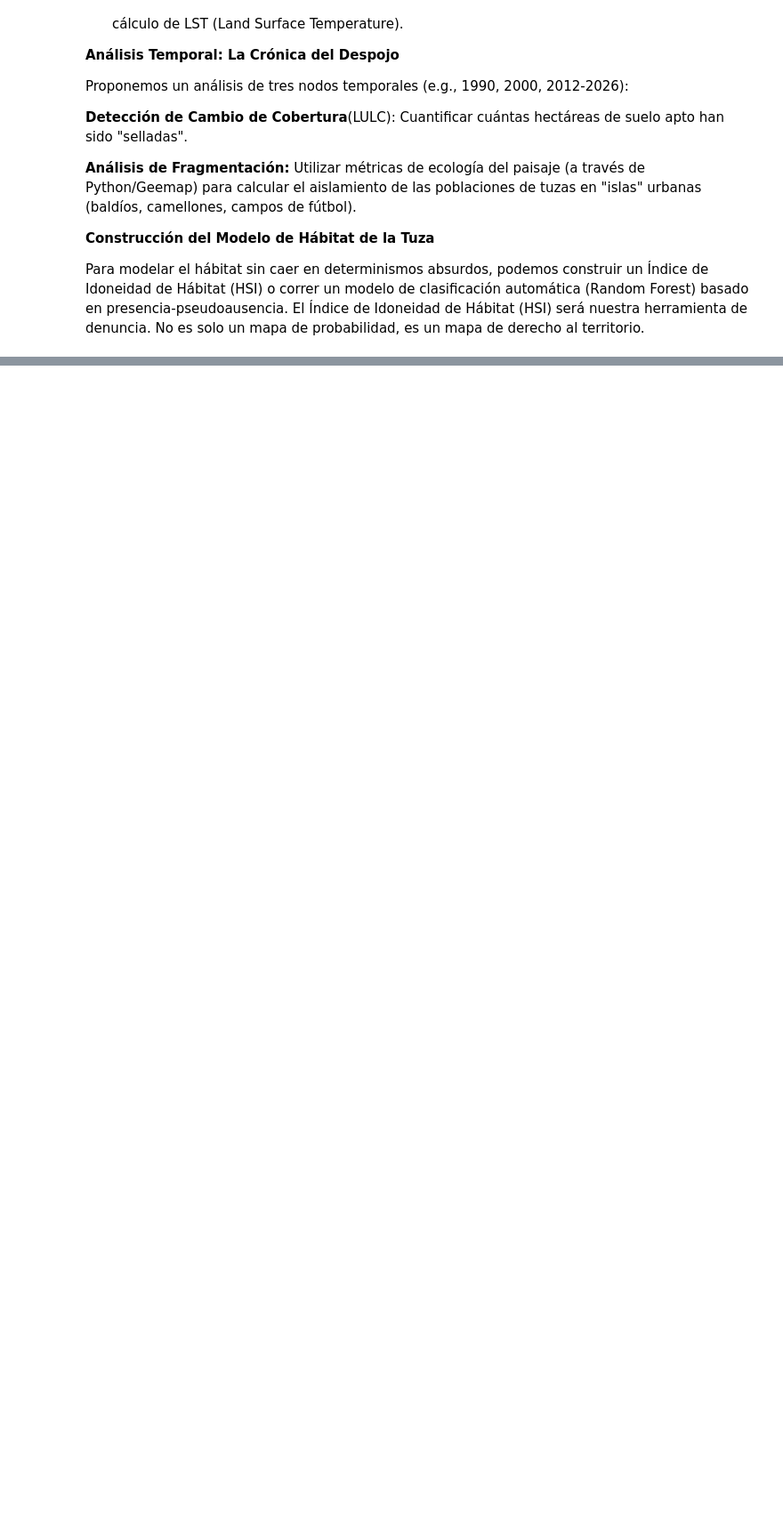
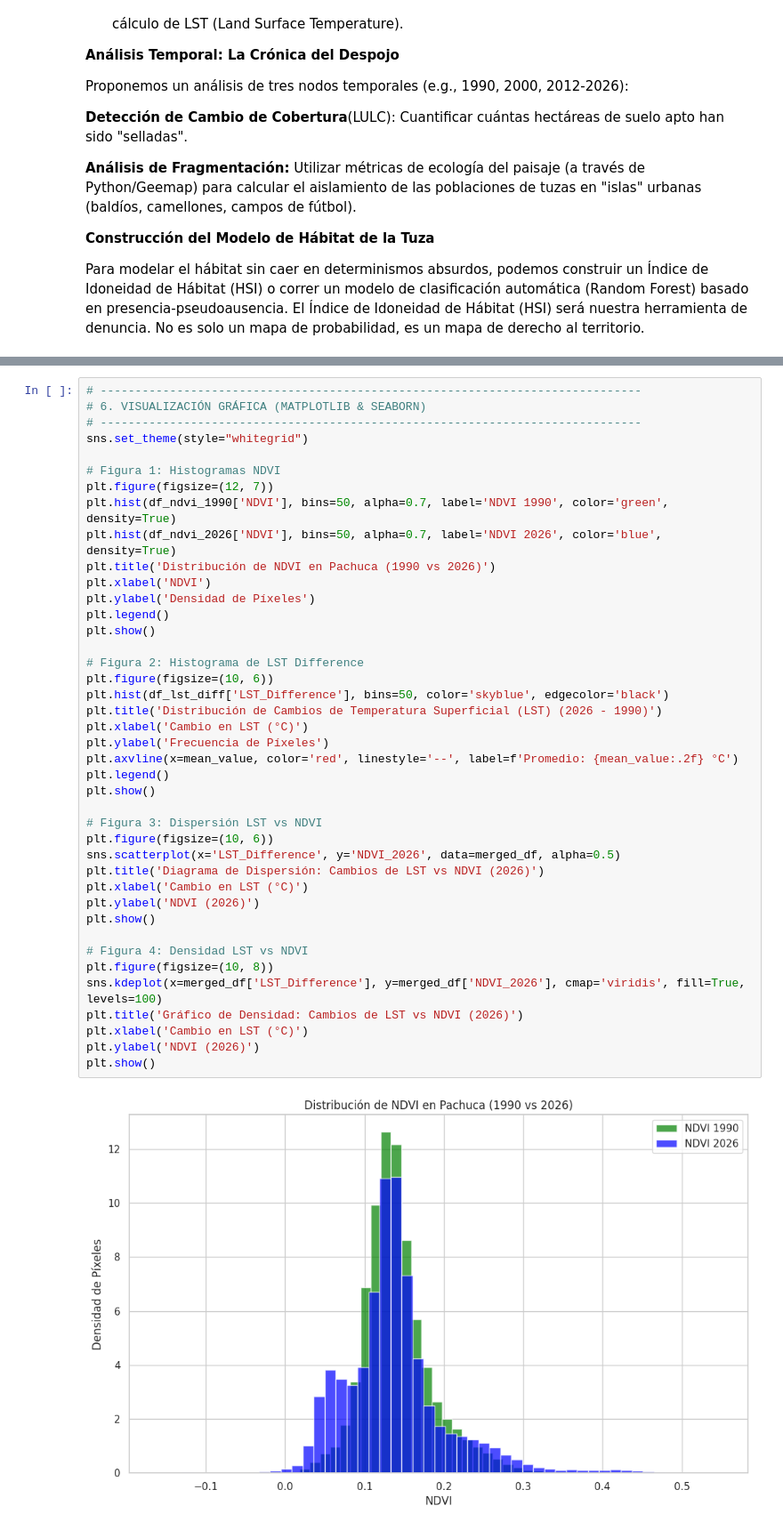
Before and after one commit to nieblasIX/IX-Pachuca-RESISTENCIATUZA, a Jupyter notebook: ResistenciaTuzaPachuca.ipynb, the cells around one changed output, grey strips where cells are left out. Shown at 89% size. Drawn from its saved outputs; the diff is of its cells as text; blank space fills up the shorter version.

```diff
--- a/ResistenciaTuzaPachuca.ipynb
+++ b/ResistenciaTuzaPachuca.ipynb
@@ -183,0 +248,43 @@ NameError: name 'ndbi_data' is not defined
+# %%
+# ------------------------------------------------------------------------------
+# 6. VISUALIZACIÓN GRÁFICA (MATPLOTLIB & SEABORN)
+# ------------------------------------------------------------------------------
+sns.set_theme(style="whitegrid")
+
+# Figura 1: Histogramas NDVI
+plt.figure(figsize=(12, 7))
+plt.hist(df_ndvi_1990['NDVI'], bins=50, alpha=0.7, label='NDVI 1990', color='green', density=True)
+plt.hist(df_ndvi_2026['NDVI'], bins=50, alpha=0.7, label='NDVI 2026', color='blue', density=True)
+plt.title('Distribución de NDVI en Pachuca (1990 vs 2026)')
+plt.xlabel('NDVI')
+plt.ylabel('Densidad de Píxeles')
+plt.legend()
+plt.show()
+
+# Figura 2: Histograma de LST Difference
+plt.figure(figsize=(10, 6))
+plt.hist(df_lst_diff['LST_Difference'], bins=50, color='skyblue', edgecolor='black')
+plt.title('Distribución de Cambios de Temperatura Superficial (LST) (2026 - 1990)')
+plt.xlabel('Cambio en LST (°C)')
+plt.ylabel('Frecuencia de Píxeles')
+plt.axvline(x=mean_value, color='red', linestyle='--', label=f'Promedio: {mean_value:.2f} °C')
+plt.legend()
+plt.show()
+
+# Figura 3: Dispersión LST vs NDVI
+plt.figure(figsize=(10, 6))
+sns.scatterplot(x='LST_Difference', y='NDVI_2026', data=merged_df, alpha=0.5)
+plt.title('Diagrama de Dispersión: Cambios de LST vs NDVI (2026)')
+plt.xlabel('Cambio en LST (°C)')
+plt.ylabel('NDVI (2026)')
+plt.show()
+
+# Figura 4: Densidad LST vs NDVI
+plt.figure(figsize=(10, 8))
+sns.kdeplot(x=merged_df['LST_Difference'], y=merged_df['NDVI_2026'], cmap='viridis', fill=True, levels=100)
+plt.title('Gráfico de Densidad: Cambios de LST vs NDVI (2026)')
+plt.xlabel('Cambio en LST (°C)')
+plt.ylabel('NDVI (2026)')
+plt.show()
+# %% [output]
+[figure, added]
```
Also changed, not shown: parts of 10 cells of this notebook.
